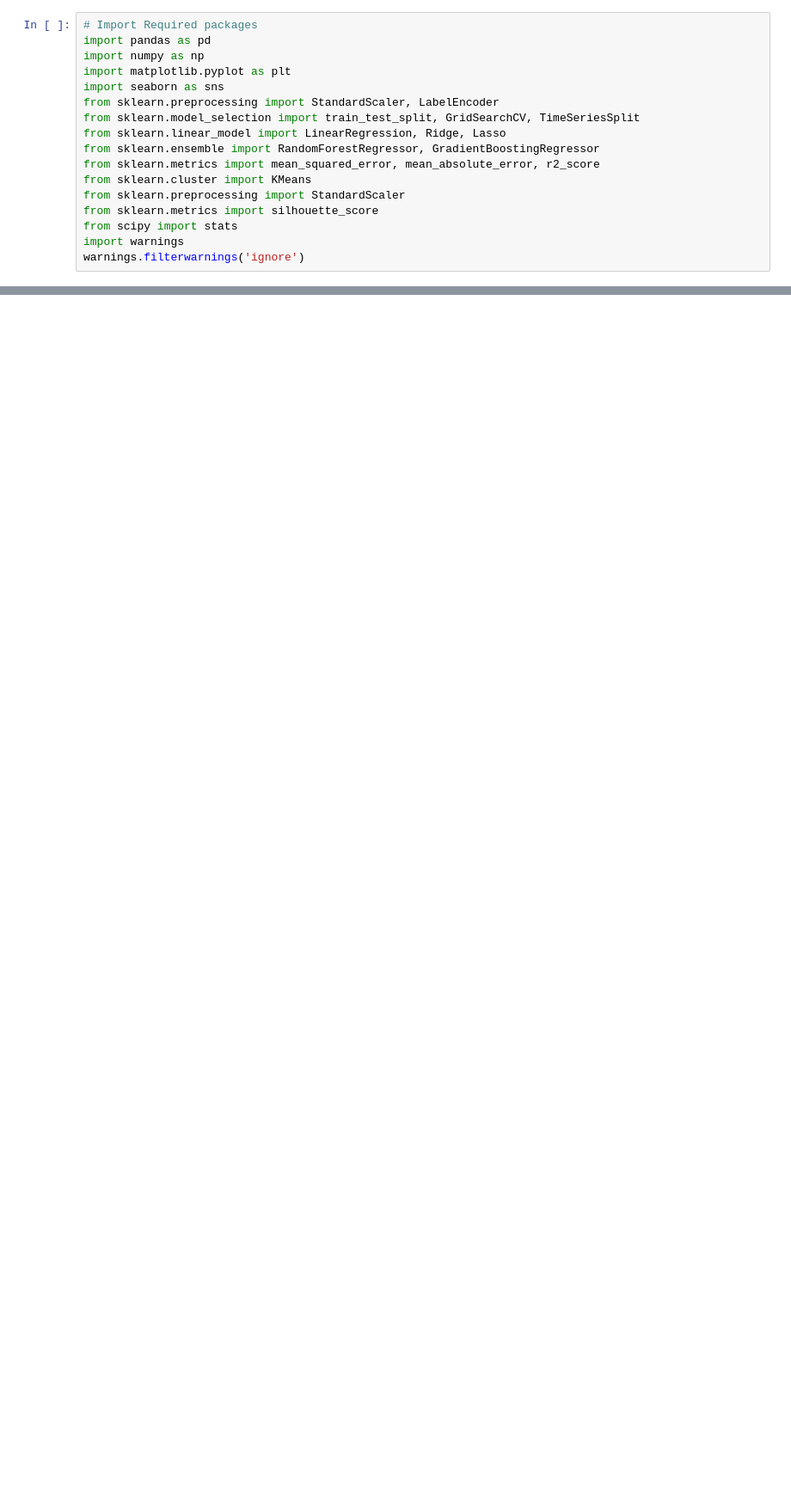
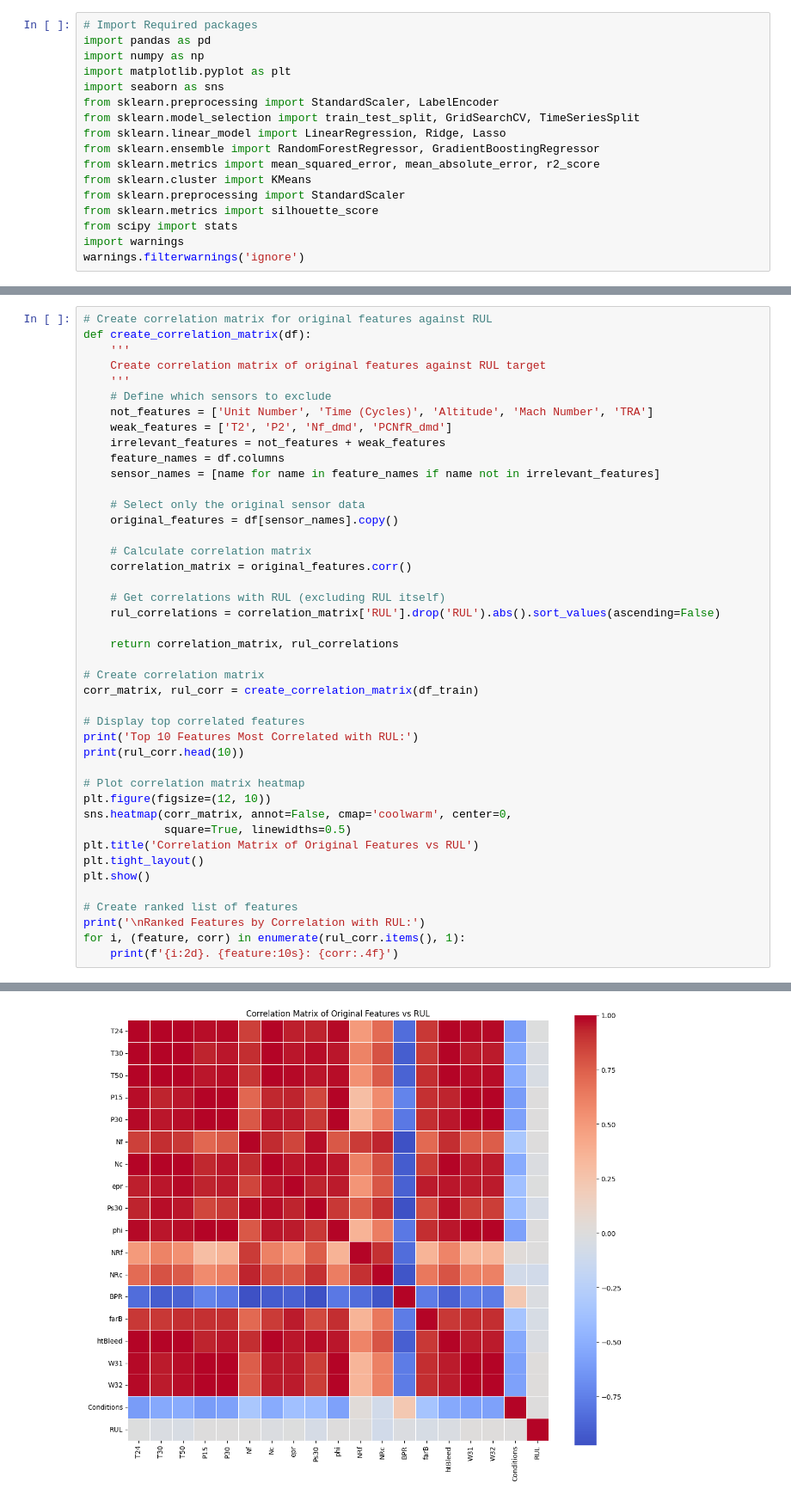
Before and after one commit to eklikeroomys-oss/jet_engine_rul, a Jupyter notebook: JE-RUL-Condensed.ipynb, the cells around one changed output, grey strips where cells are left out. Shown at 86% size. Cells and saved outputs as stored; diff of their text form; blank space fills up the shorter version.

```diff
--- a/JE-RUL-Condensed.ipynb
+++ b/JE-RUL-Condensed.ipynb
@@ -207,0 +134,44 @@ Total sensors: 19
+# %%
+# Create correlation matrix for original features against RUL
+def create_correlation_matrix(df):
+    '''
+    Create correlation matrix of original features against RUL target
+    '''
+    # Define which sensors to exclude
+    not_features = ['Unit Number', 'Time (Cycles)', 'Altitude', 'Mach Number', 'TRA']
+    weak_features = ['T2', 'P2', 'Nf_dmd', 'PCNfR_dmd']
+    irrelevant_features = not_features + weak_features
+    feature_names = df.columns
+    sensor_names = [name for name in feature_names if name not in irrelevant_features]
+
+    # Select only the original sensor data
+    original_features = df[sensor_names].copy()
+
+    # Calculate correlation matrix
+    correlation_matrix = original_features.corr()
+
+    # Get correlations with RUL (excluding RUL itself)
+    rul_correlations = correlation_matrix['RUL'].drop('RUL').abs().sort_values(ascending=False)
+
+    return correlation_matrix, rul_correlations
+
+# Create correlation matrix
+corr_matrix, rul_corr = create_correlation_matrix(df_train)
+
+# Display top correlated features
+print('Top 10 Features Most Correlated with RUL:')
+print(rul_corr.head(10))
+
+# Plot correlation matrix heatmap
+plt.figure(figsize=(12, 10))
+sns.heatmap(corr_matrix, annot=False, cmap='coolwarm', center=0,
+            square=True, linewidths=0.5)
+plt.title('Correlation Matrix of Original Features vs RUL')
+plt.tight_layout()
+plt.show()
+
+# Create ranked list of features
+print('\nRanked Features by Correlation with RUL:')
+for i, (feature, corr) in enumerate(rul_corr.items(), 1):
+    print(f'{i:2d}. {feature:10s}: {corr:.4f}')
+# %% [output]
@@ -207,0 +190 @@ Total sensors: 19
+[figure, added]
```
Also changed, not shown: parts of 11 cells of this notebook.
